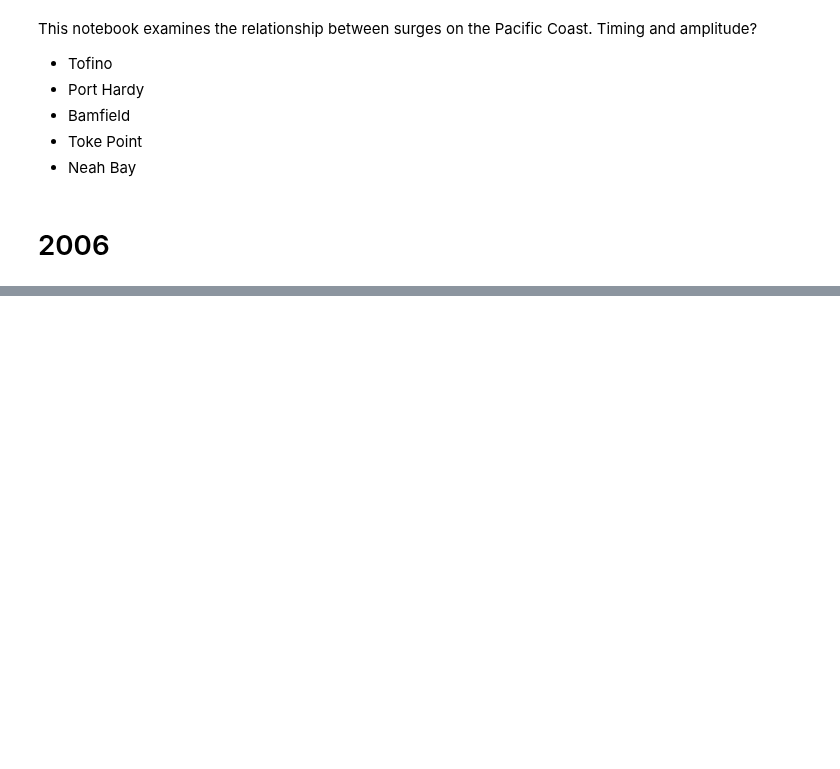
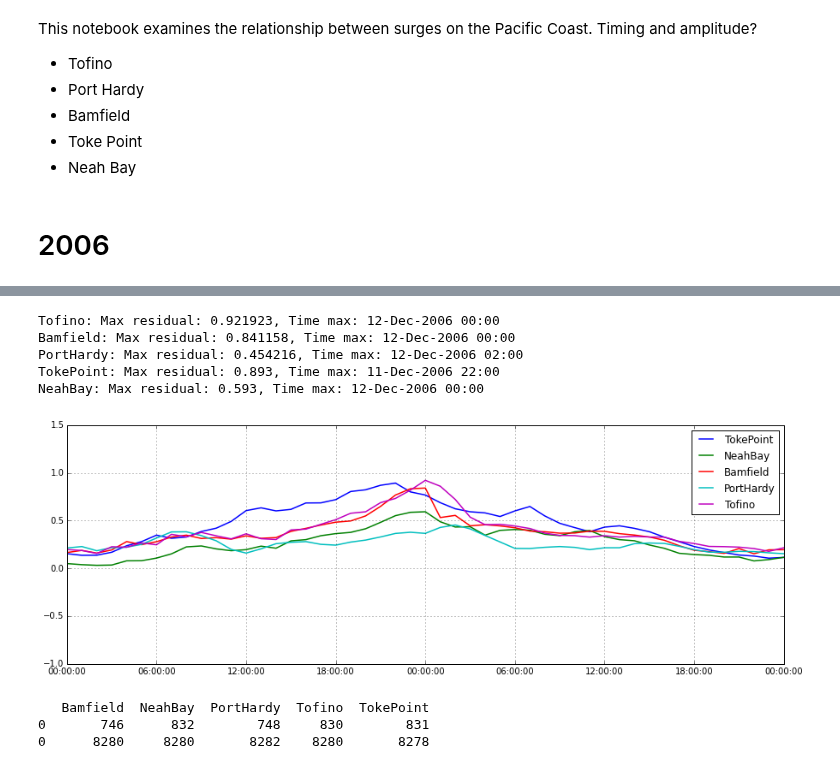
Before and after one commit to SalishSeaCast/storm-surge, a Jupyter notebook: Revisions/tides/Pacific Coast Surge.ipynb, the cells around one changed output, grey strips where cells are left out. Drawn from its saved outputs; the diff is of its cells as text; code cells hidden in the pictures; blank space fills up the shorter version.

```diff
--- a/Revisions/tides/Pacific Coast Surge.ipynb
+++ b/Revisions/tides/Pacific Coast Surge.ipynb
@@ -146,0 +191,26 @@ def compare_peaks(t1,t2,res,time):
+# %%
+t1=datetime.datetime(2006,12,11)
+t1=t1.replace(tzinfo=tz.tzutc())
+t2=datetime.datetime(2006,12,13)
+t2=t2.replace(tzinfo=tz.tzutc())
+
+ax.set_xlim(t1,t2)
+
+res_d,time_d=compare_peaks(t1,t2,res,time)
+
+res_data = res_data.append(res_d)
+time_data =time_data.append(time_d)
+fig
+# %% [output]
+Tofino: Max residual: 0.921923, Time max: 12-Dec-2006 00:00
+Bamfield: Max residual: 0.841158, Time max: 12-Dec-2006 00:00
+PortHardy: Max residual: 0.454216, Time max: 12-Dec-2006 02:00
+TokePoint: Max residual: 0.893, Time max: 11-Dec-2006 22:00
+NeahBay: Max residual: 0.593, Time max: 12-Dec-2006 00:00
+[figure, added]
+# %%
+print time_data
+# %% [output]
+   Bamfield  NeahBay  PortHardy  Tofino  TokePoint
+0       746      832        748     830        831
+0      8280     8280       8282    8280       8278
```
Also changed, not shown: parts of 22 cells of this notebook.
